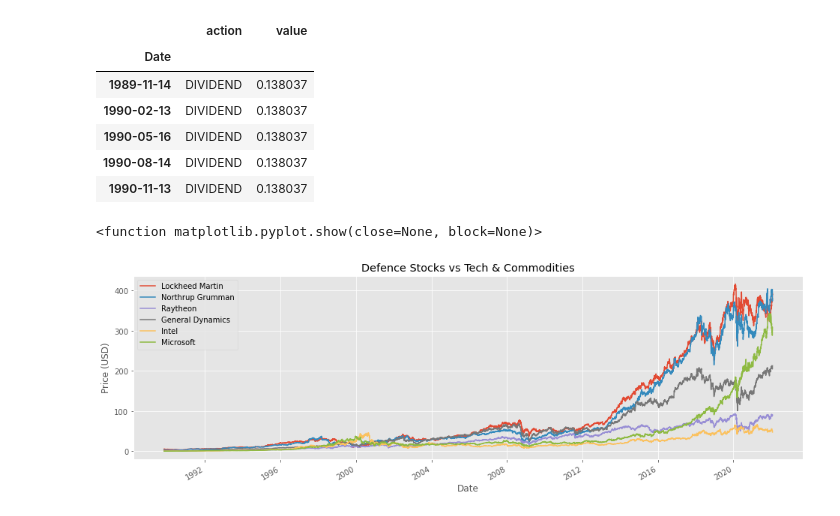
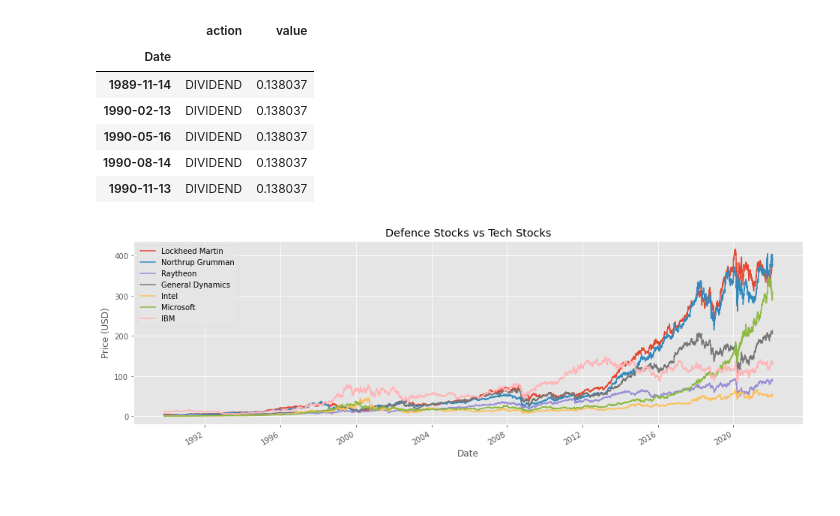
Before and after one commit to zchap40/Project1, a Jupyter notebook: Sadek_DefenseStocks_Project1.ipynb, the cells around one changed output. Saved outputs shown, nothing was run; the diff lists cells and outputs as text; code cells hidden in the pictures.

```diff
--- a/Sadek_DefenseStocks_Project1.ipynb
+++ b/Sadek_DefenseStocks_Project1.ipynb
@@ -53,13 +76,14 @@ RRU_DE = pdr.DataReader('RRU.DE', 'yahoo', start = df_start, end = df_end)
 # %%
 # Tech stocks
 
-# Tesla, Xilinx, Broadcom, GlobalFoundries, Intel, Microsoft
+# Tesla, Xilinx, Broadcom, GlobalFoundries, Intel, Microsoft, IBM
 TSLA = pdr.DataReader('TSLA', 'yahoo', start = df_start, end = df_end)
 XLNX = pdr.DataReader('XLNX', 'yahoo', start = df_start, end = df_end)
 AVGO = pdr.DataReader('AVGO', 'yahoo', start = df_start, end = df_end)
 GFS = pdr.DataReader('GFS', 'yahoo', start = df_start, end = df_end)
 INTC = pdr.DataReader('INTC', 'yahoo', start = df_start, end = df_end)
 MSFT = pdr.DataReader('MSFT', 'yahoo', start = df_start, end = df_end)
+IBM = pdr.DataReader('IBM', 'yahoo', start = df_start, end = df_end)
 # %%
 # Dividends for all stocks
 
@@ -230,14 +259,14 @@ LMT_D.head()
 # %%
 LMT['Adj Close'].plot(label='Lockheed Martin', figsize=(16,5))
 NOC['Adj Close'].plot(label='Northrup Grumman')
 RTX['Adj Close'].plot(label='Raytheon')
 GD['Adj Close'].plot(label='General Dynamics')
 INTC['Adj Close'].plot(label='Intel')
 MSFT['Adj Close'].plot(label='Microsoft')
+IBM['Adj Close'].plot(label='IBM')
 plt.legend()
-plt.title('Defence Stocks vs Tech & Commodities')
+plt.title('Defence Stocks vs Tech Stocks')
 plt.ylabel('Price (USD)')
-plt.show
+plt.show;
 # %% [output]
-<function matplotlib.pyplot.show(close=None, block=None)>
-[figure, old version]
+[figure, new version]
```
Also changed, not shown: parts of 42 cells of this notebook.
